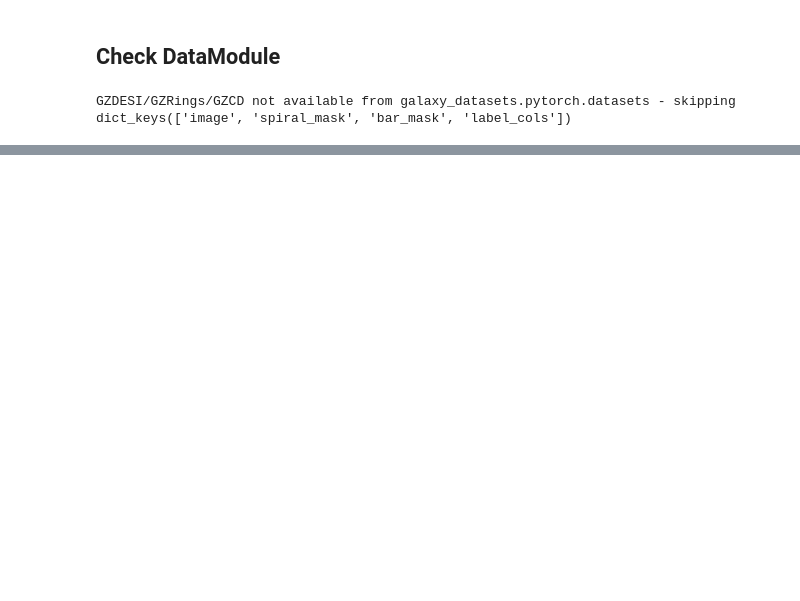
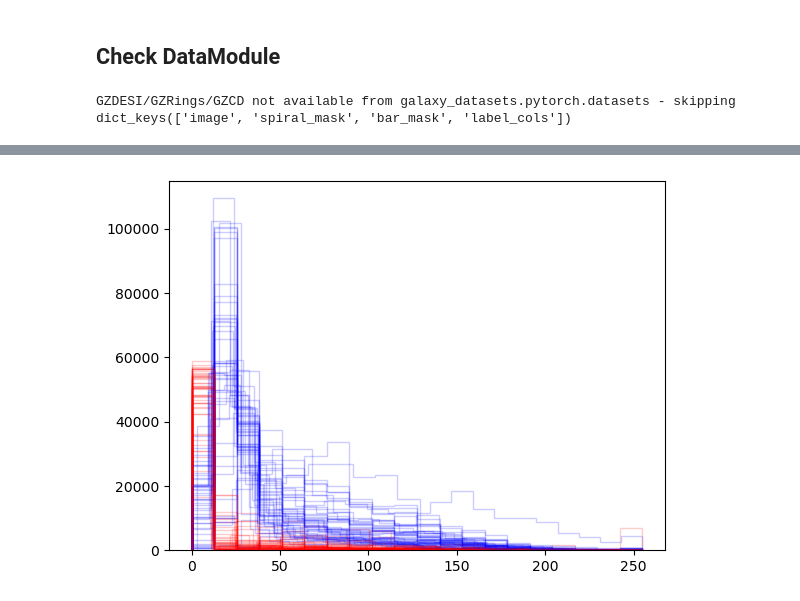
Before and after one commit to mwalmsley/zoobot-3d, a Jupyter notebook: check_dataset.ipynb, the cells around one changed output, grey strips where cells are left out. Saved outputs shown, nothing was run; the diff lists cells and outputs as text; code cells hidden in the pictures; blank space fills up the shorter version.

```diff
--- a/check_dataset.ipynb
+++ b/check_dataset.ipynb
@@ -124,0 +165,9 @@ tensor([[0., 0., 0., 0., 0., 0., 0., 0., 0., 0., 0., 0., 0., 0., 0., 0., 0., 0.,
+# %%
+_, bins = np.histogram(np.linspace(0., 255.))
+fig, ax = plt.subplots()
+for im_index in range(len(batch['image'])):
+    _ = ax.hist(batch['image'][im_index].flatten(), bins=20, histtype='step', color='b', alpha=.2)
+    _ = ax.hist(batch['spiral_mask'][im_index].flatten(), bins=20, histtype='step', color='r', alpha=.2)
+# plt.legend()
+# %% [output]
+[figure, added]
```
Also changed, not shown: parts of 17 cells of this notebook, 3 other files.
